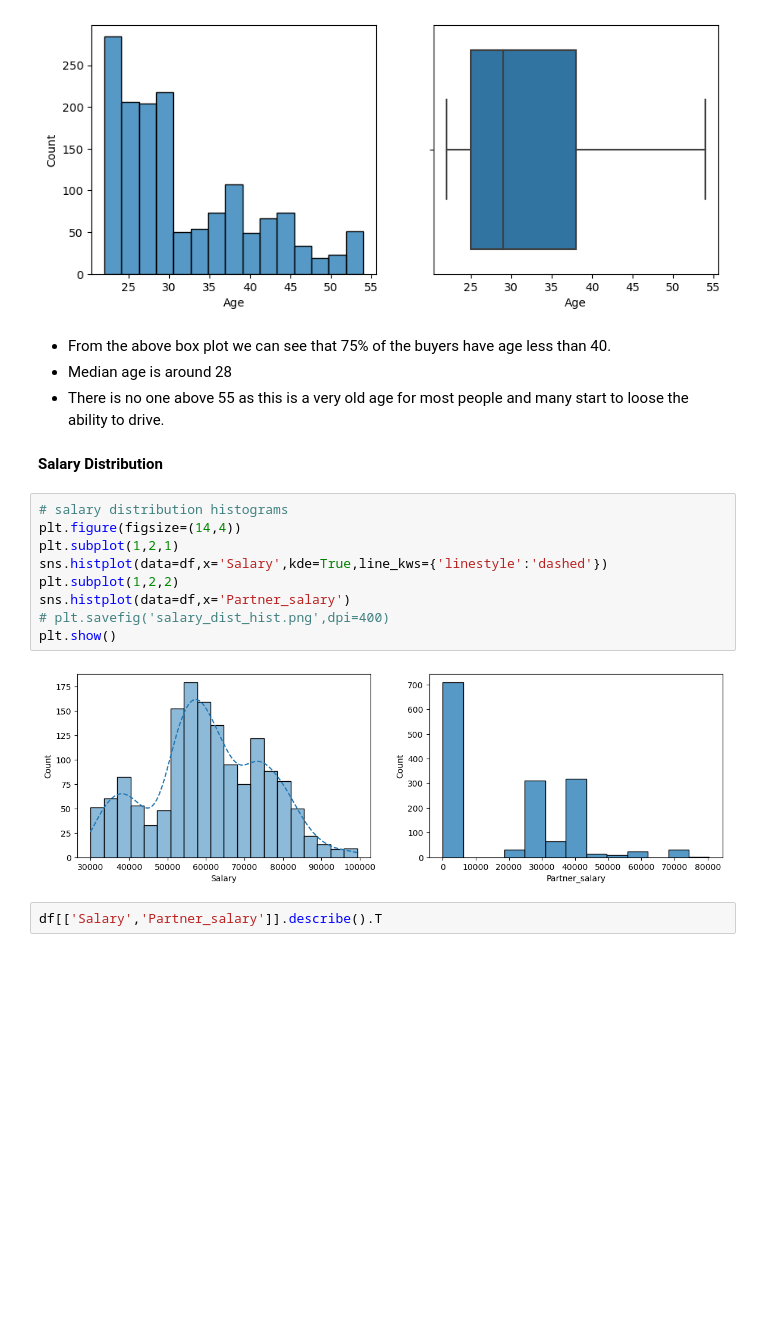
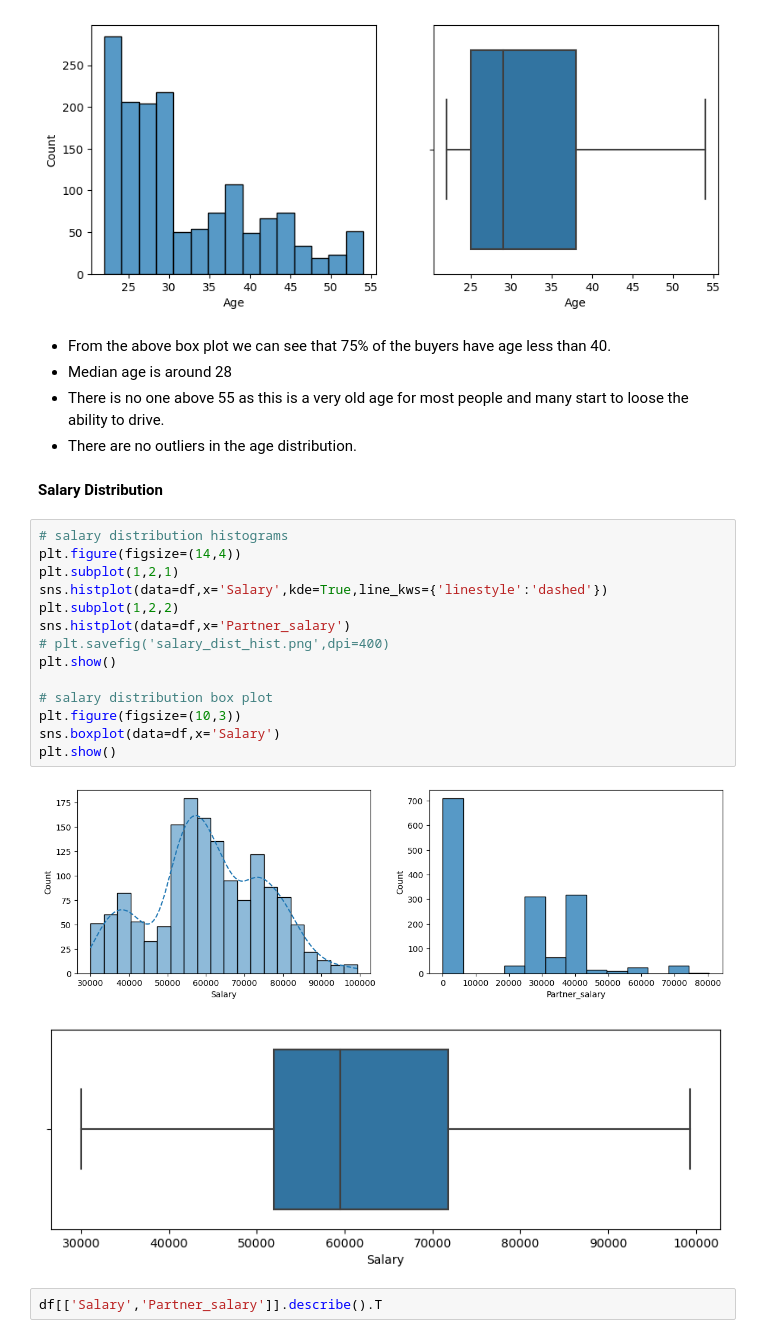
Before and after one commit to airbendor890/ML_AUG, a Jupyter notebook: PDS_project_Haraprasad_coded.ipynb, the cells around one changed output. Saved outputs shown, nothing was run; the diff lists cells and outputs as text; blank space fills up the shorter version.

```diff
--- a/PDS_project_Haraprasad_coded.ipynb
+++ b/PDS_project_Haraprasad_coded.ipynb
@@ -382,20 +382,27 @@ plt.show();
     <li>From the above box plot we can see that 75% of the buyers have age less than 40.</li>
     <li>Median age is around 28</li>
     <li>There is no one above 55 as this is a very old age for most people and many start to loose the ability to drive. </li>
+    <li>There are no outliers in the age distribution.</li>
 </ul>
 # %% [markdown]
 <b>Salary Distribution</b>
 # %%
 # salary distribution histograms
 plt.figure(figsize=(14,4))
 plt.subplot(1,2,1)
 sns.histplot(data=df,x='Salary',kde=True,line_kws={'linestyle':'dashed'})
 plt.subplot(1,2,2)
 sns.histplot(data=df,x='Partner_salary')
 # plt.savefig('salary_dist_hist.png',dpi=400)
 plt.show()
+
+# salary distribution box plot
+plt.figure(figsize=(10,3))
+sns.boxplot(data=df,x='Salary')
+plt.show()
 # %% [output]
 [figure]
+[figure, added]
 # %%
 df[['Salary','Partner_salary']].describe().T
 # %% [output]
```
Also changed, not shown: parts of 24 cells of this notebook.
